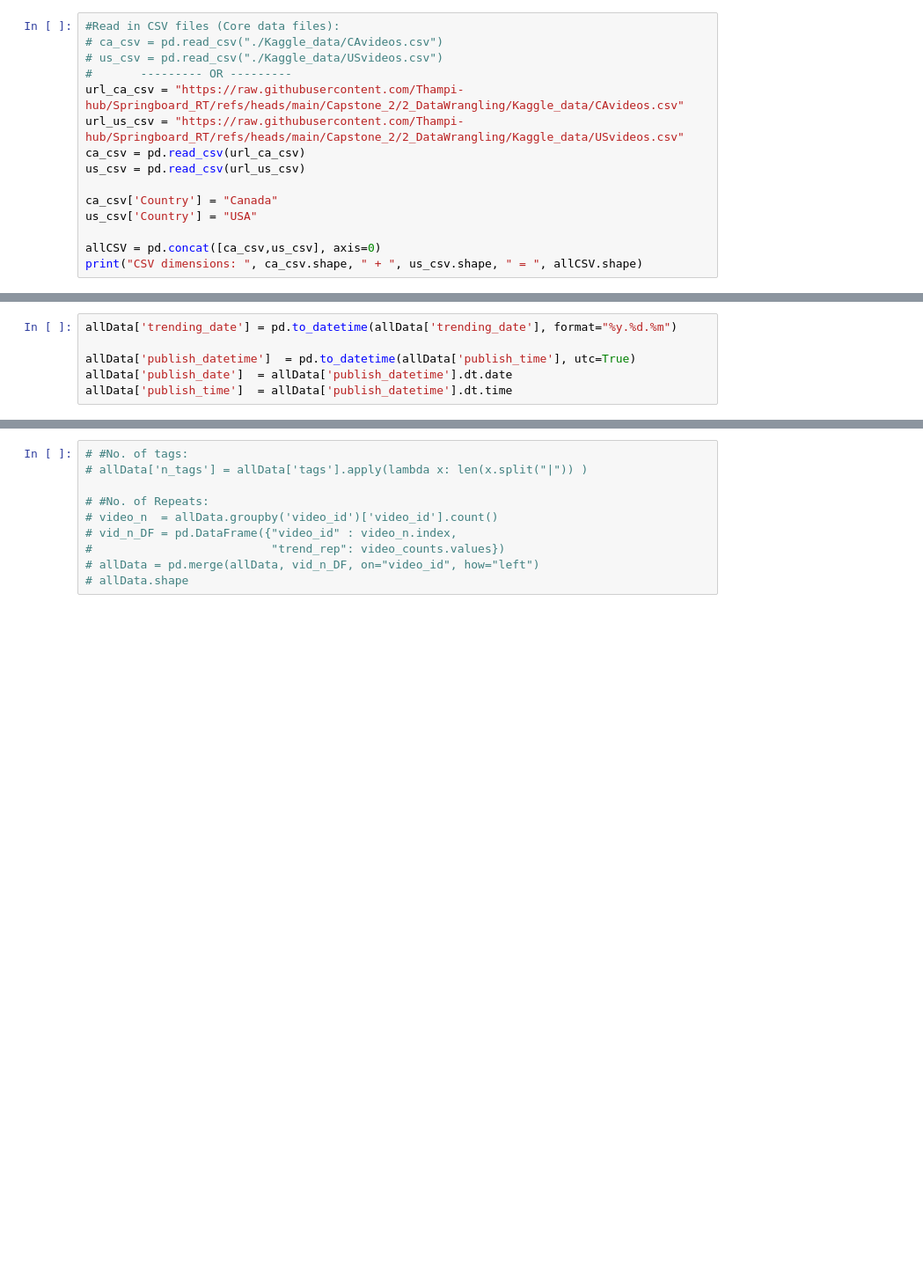
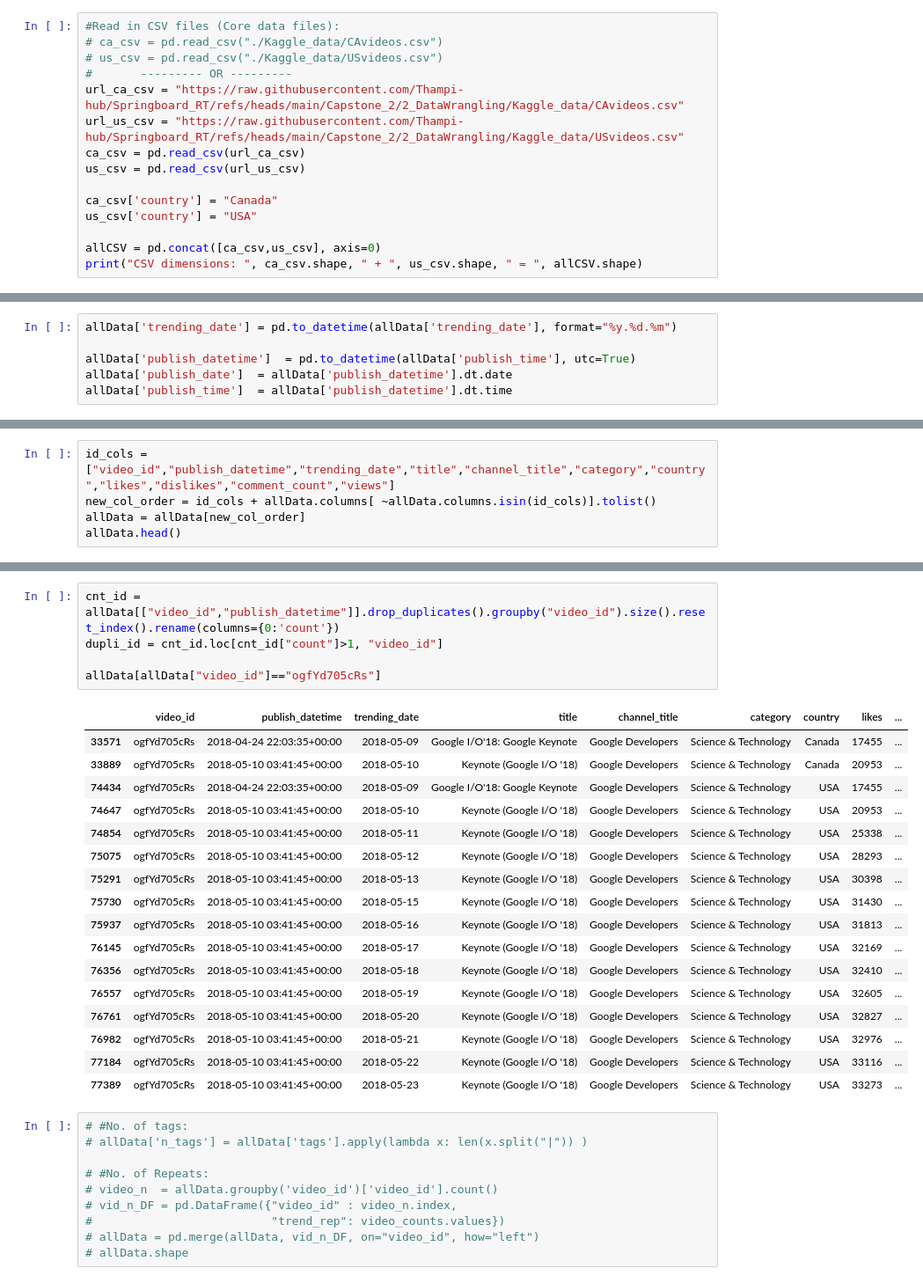
Before and after one commit to Thampi-hub/Springboard_RT, a Jupyter notebook: Capstone_2/2_DataWrangling/readData.ipynb, the cells around one changed output, grey strips where cells are left out. Shown at 88% size. Drawn from its saved outputs; the diff is of its cells as text; blank space fills up the shorter version.

```diff
--- a/Capstone_2/2_DataWrangling/readData.ipynb
+++ b/Capstone_2/2_DataWrangling/readData.ipynb
@@ -34,8 +34,8 @@ url_us_csv = "https://raw.githubusercontent.com/Thampi-hub/Springboard_RT/refs/h
 ca_csv = pd.read_csv(url_ca_csv)
 us_csv = pd.read_csv(url_us_csv)
 
-ca_csv['Country'] = "Canada"
-us_csv['Country'] = "USA"
+ca_csv['country'] = "Canada"
+us_csv['country'] = "USA"
 
 allCSV = pd.concat([ca_csv,us_csv], axis=0)
 print("CSV dimensions: ", ca_csv.shape, " + ", us_csv.shape, " = ", allCSV.shape)
@@ -78,0 +75,5 @@ KeyError: ('video_id', 'publish_datetime')
+# %%
+id_cols = ["video_id","publish_datetime","trending_date","title","channel_title","category","country","likes","dislikes","comment_count","views"]
+new_col_order = id_cols + allData.columns[ ~allData.columns.isin(id_cols)].tolist()
+allData = allData[new_col_order]
+allData.head()
@@ -79,3 +87,26 @@ KeyError: ('video_id', 'publish_datetime')
+# %%
+cnt_id = allData[["video_id","publish_datetime"]].drop_duplicates().groupby("video_id").size().reset_index().rename(columns={0:'count'})
+dupli_id = cnt_id.loc[cnt_id["count"]>1, "video_id"]
+
+allData[allData["video_id"]=="ogfYd705cRs"]
+# %% [output]
+|  | video_id | publish_datetime | trending_date | title | channel_title | category | country | likes | ... |
+| 33571 | ogfYd705cRs | 2018-04-24 22:03:35+00:00 | 2018-05-09 | Google I/O'18: Google Keynote | Google Developers | Science & Technology | Canada | 17455 | ... |
+| 33889 | ogfYd705cRs | 2018-05-10 03:41:45+00:00 | 2018-05-10 | Keynote (Google I/O '18) | Google Developers | Science & Technology | Canada | 20953 | ... |
+| 74434 | ogfYd705cRs | 2018-04-24 22:03:35+00:00 | 2018-05-09 | Google I/O'18: Google Keynote | Google Developers | Science & Technology | USA | 17455 | ... |
+| 74647 | ogfYd705cRs | 2018-05-10 03:41:45+00:00 | 2018-05-10 | Keynote (Google I/O '18) | Google Developers | Science & Technology | USA | 20953 | ... |
+| 74854 | ogfYd705cRs | 2018-05-10 03:41:45+00:00 | 2018-05-11 | Keynote (Google I/O '18) | Google Developers | Science & Technology | USA | 25338 | ... |
+| 75075 | ogfYd705cRs | 2018-05-10 03:41:45+00:00 | 2018-05-12 | Keynote (Google I/O '18) | Google Developers | Science & Technology | USA | 28293 | ... |
+| 75291 | ogfYd705cRs | 2018-05-10 03:41:45+00:00 | 2018-05-13 | Keynote (Google I/O '18) | Google Developers | Science & Technology | USA | 30398 | ... |
+| 75730 | ogfYd705cRs | 2018-05-10 03:41:45+00:00 | 2018-05-15 | Keynote (Google I/O '18) | Google Developers | Science & Technology | USA | 31430 | ... |
+| 75937 | ogfYd705cRs | 2018-05-10 03:41:45+00:00 | 2018-05-16 | Keynote (Google I/O '18) | Google Developers | Science & Technology | USA | 31813 | ... |
+| 76145 | ogfYd705cRs | 2018-05-10 03:41:45+00:00 | 2018-05-17 | Keynote (Google I/O '18) | Google Developers | Science & Technology | USA | 32169 | ... |
+| 76356 | ogfYd705cRs | 2018-05-10 03:41:45+00:00 | 2018-05-18 | Keynote (Google I/O '18) | Google Developers | Science & Technology | USA | 32410 | ... |
+| 76557 | ogfYd705cRs | 2018-05-10 03:41:45+00:00 | 2018-05-19 | Keynote (Google I/O '18) | Google Developers | Science & Technology | USA | 32605 | ... |
+| 76761 | ogfYd705cRs | 2018-05-10 03:41:45+00:00 | 2018-05-20 | Keynote (Google I/O '18) | Google Developers | Science & Technology | USA | 32827 | ... |
+| 76982 | ogfYd705cRs | 2018-05-10 03:41:45+00:00 | 2018-05-21 | Keynote (Google I/O '18) | Google Developers | Science & Technology | USA | 32976 | ... |
+| 77184 | ogfYd705cRs | 2018-05-10 03:41:45+00:00 | 2018-05-22 | Keynote (Google I/O '18) | Google Developers | Science & Technology | USA | 33116 | ... |
+| 77389 | ogfYd705cRs | 2018-05-10 03:41:45+00:00 | 2018-05-23 | Keynote (Google I/O '18) | Google Developers | Science & Technology | USA | 33273 | ... |
 # %%
 # #No. of tags:
 # allData['n_tags'] = allData['tags'].apply(lambda x: len(x.split("|")) )
```
Also changed, not shown: parts of 3 cells of this notebook.
